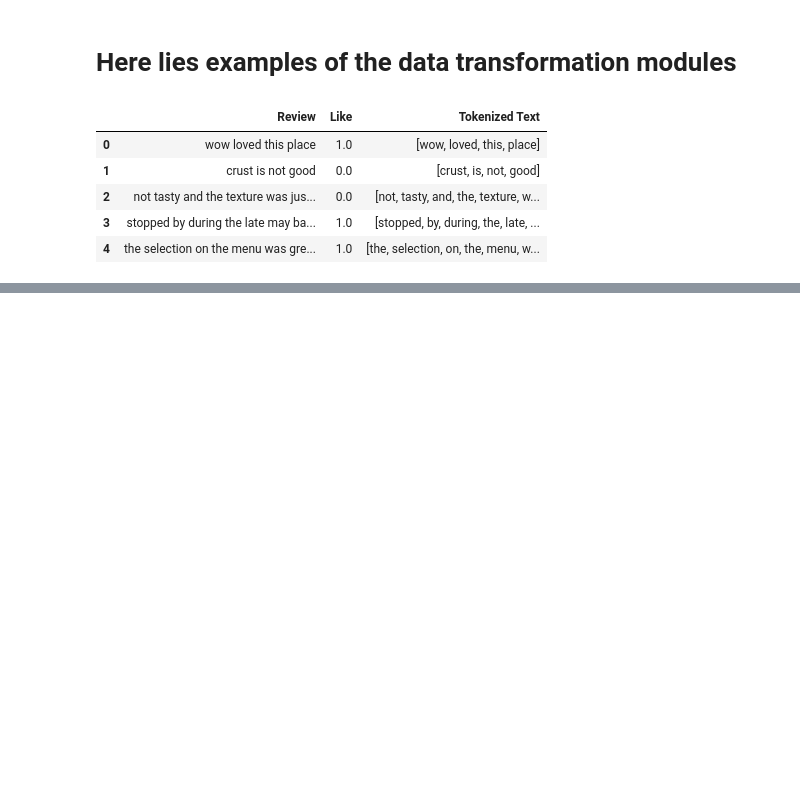
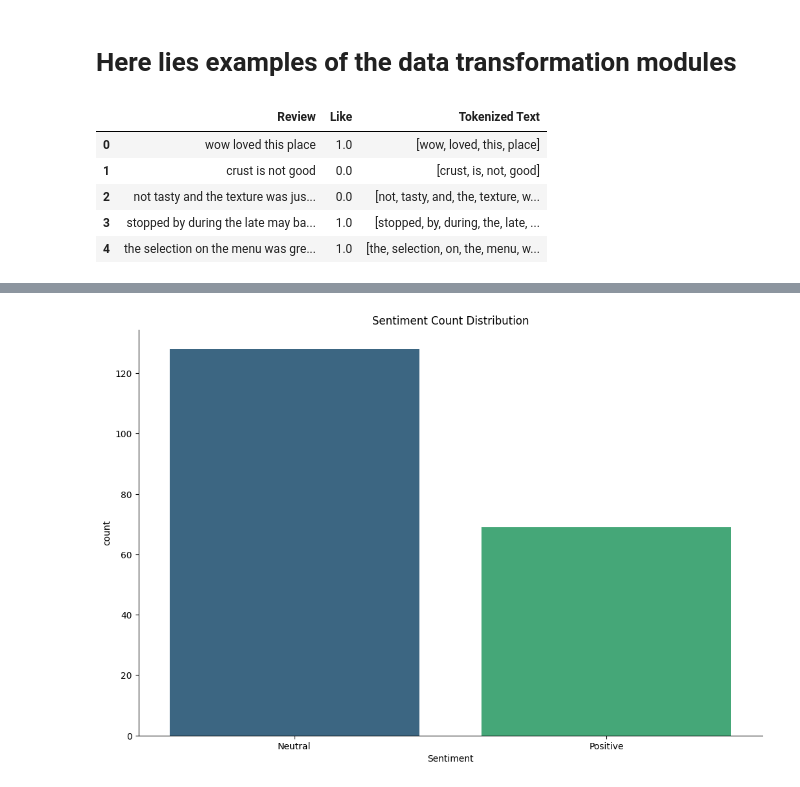
Before and after one commit to Thomas-Kulch/text_data_toolkit, a Jupyter notebook: eda/EDA Restaurant Reviews.ipynb, the cells around one changed output, grey strips where cells are left out. Saved outputs shown, nothing was run; the diff lists cells and outputs as text; code cells hidden in the pictures; blank space fills up the shorter version.

```diff
--- a/eda/EDA Restaurant Reviews.ipynb
+++ b/eda/EDA Restaurant Reviews.ipynb
@@ -146,0 +180,5 @@ cleaned_df_tsv_labeled.head()
+# %%
+# Sentiment Distribution Graph
+eda.plot_sentiment_distribution(cleaned_df_tsv, "Review")
+# %% [output]
+[figure, added]
```
Also changed, not shown: parts of 6 cells of this notebook, 3 other files.
